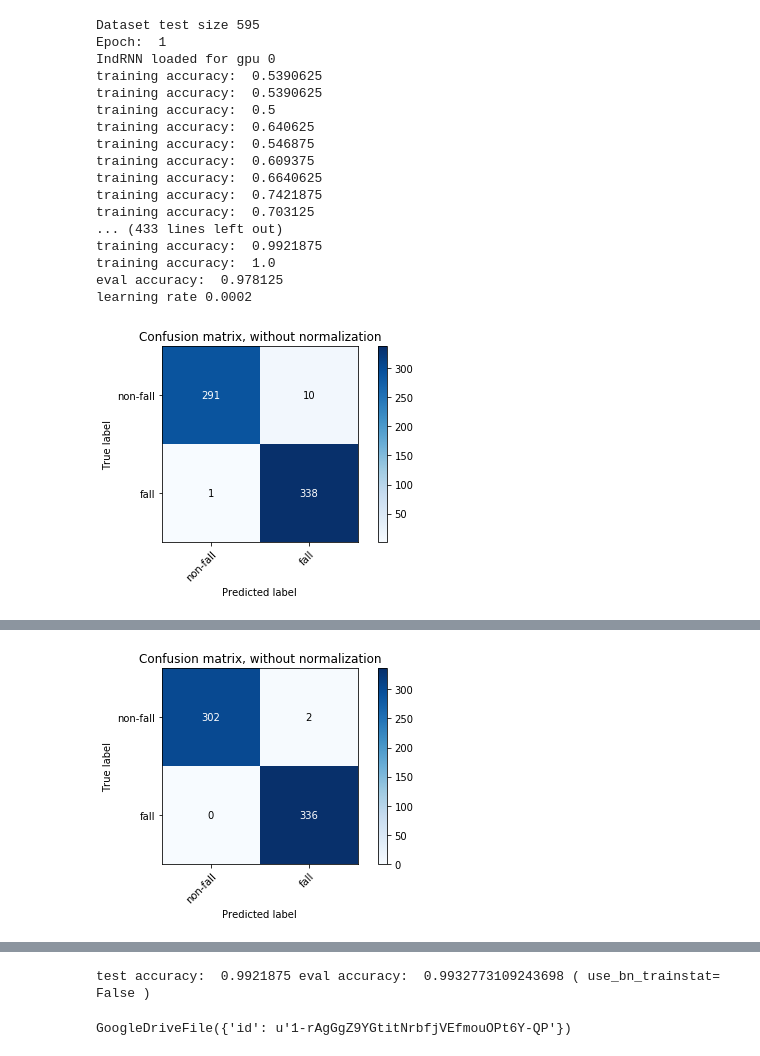
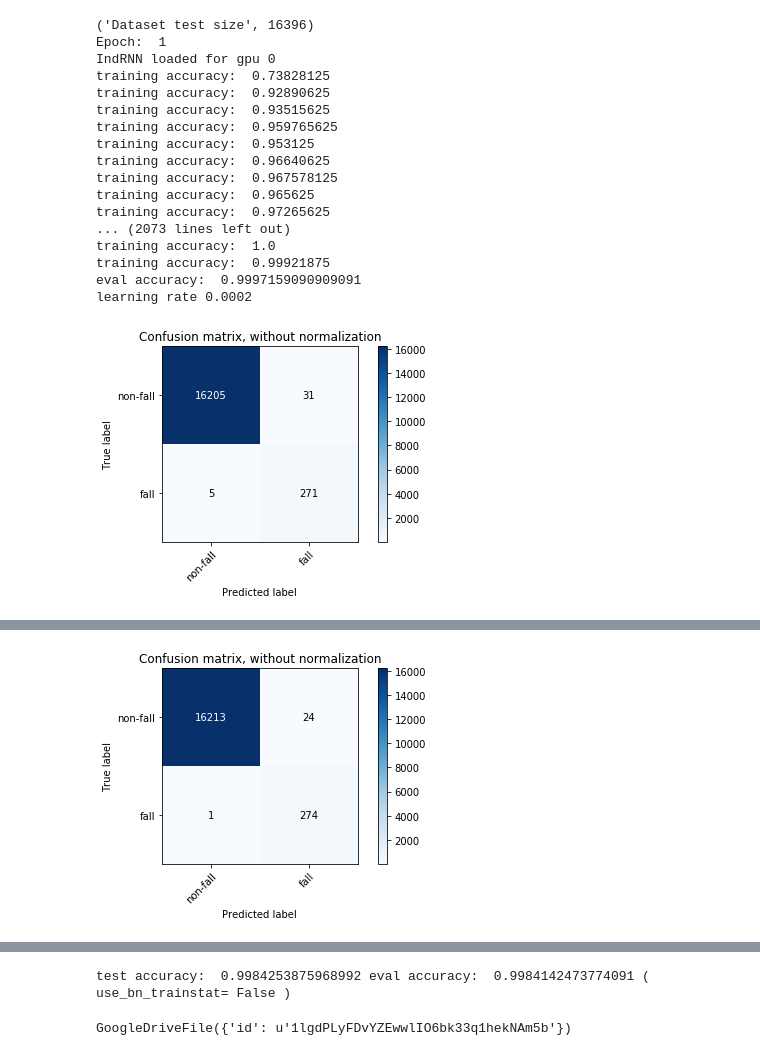
Before and after one commit to LiyangLiu123/DeepFall, a Jupyter notebook: NTU/indrnn.ipynb, the cells around one changed output, grey strips where cells are left out. Drawn from its saved outputs; the diff is of its cells as text; code cells hidden in the pictures.

```diff
--- a/NTU/indrnn.ipynb
+++ b/NTU/indrnn.ipynb
@@ -35,7 +35,7 @@ batch_size = 128
 seq_len = 20
 num_layers = 6
 hidden_size = 512
-test_CV = True
+test_CV = False
 use_weightdecay_nohiddenW = False
 decay_factor = 1e-4
 opti = 'adam'
@@ -69,12 +69,15 @@ if test_CV:
     test_len_link = 'https://drive.google.com/open?id=1WbwmDphDTo0RGAcAYnRV-aJHiw91wZXx'
     test_label_link = 'https://drive.google.com/open?id=1YVFWYkyVqwDeX2tngR0Sv15BNqquYH2I'
   else:
-    train_link = 'https://drive.google.com/open?id=1rhZvG_QyfNY4KkALfbfRTYRwEQk52O4w'
-    train_len_link = 'https://drive.google.com/open?id=1NMnDMCnv8Qdx5t1mGqtymrtMQJPW94zz'
-    train_label_link = 'https://drive.google.com/open?id=1RAz7LRIKvocVjcuX6dM1zPjNPqpJ4ClP'
-    test_link = 'https://drive.google.com/open?id=1dDI6DLUajinhkUmBJP1yTjxx04iZxn5X'
-    test_len_link = 'https://drive.google.com/open?id=1ds3nNYaDpV-5d1Big6IWXvVK6FOI0t_D'
-    test_label_link = 'https://drive.google.com/open?id=1NBkYnoUIzfLv8-z2HsDhp98HpXe2aijS'
+    train_link = 'https://drive.google.com/open?id=19FDvV4ccPD__JkjJKmvn1RRsUJ5vhf5d'
+    train_len_link = 'https://drive.google.com/open?id=1TVCbNvCHHZ5is3gaviOTUpUYSbPOsY9S'
+    train_label_link = 'https://drive.google.com/open?id=17BhybSaUAEmpinZktil_rjc9oRvkqc2F'
+#     test_link = 'https://drive.google.com/open?id=1dDI6DLUajinhkUmBJP1yTjxx04iZxn5X'
+#     test_len_link = 'https://drive.google.com/open?id=1ds3nNYaDpV-5d1Big6IWXvVK6FOI0t_D'
+#     test_label_link = 'https://drive.google.com/open?id=1NBkYnoUIzfLv8-z2HsDhp98HpXe2aijS'
+    test_link = 'https://drive.google.com/open?id=1R_dycbuuvIzT-S61xAjJULsTS6faSMEq'
+    test_len_link = 'https://drive.google.com/open?id=1WbwmDphDTo0RGAcAYnRV-aJHiw91wZXx'
+    test_label_link = 'https://drive.google.com/open?id=1MGiDNDMDWJIdSVasUAUcAB9dopw6l7ES'
 else:
 
   if outputclass is 60:
@@ -85,12 +88,15 @@ else:
     test_len_link = 'https://drive.google.com/open?id=1-Laxvoz8FB9c4NBOa3f5HpzcaCbnuh-K'
     test_label_link = 'https://drive.google.com/open?id=1oiFfqbb9BFVWh3ZR01stqd7VBHf9WHmF'
   else:
-    train_link = 'https://drive.google.com/open?id=10ouRLH--YqQ0n7JX3FA5kAHOMU2DBeFk'
-    train_len_link = 'https://drive.google.com/open?id=1KDiPFkORyrff-fGOXQ7n_Kals1a2hdcb'
-    train_label_link = 'https://drive.google.com/open?id=1pUZUqVM7T4XCviPN_fpbd0SHzNt6-y5a'
-    test_link = 'https://drive.google.com/open?id=1l5mG22MytoG71nkvQUsDDxIQLtvjAxLl'
-    test_len_link = 'https://drive.google.com/open?id=1UGzqjrSf-6JJeJIo1MAMg_3CWwBamubc'
-    test_label_link = 'https://drive.google.com/open?id=1u3gNaPPAn-BEtu5PPp-Sd2jHk09UQmAv'
+    train_link = 'https://drive.google.com/open?id=14tlWCkpe_8ldTrlXpS2upafYCZ21yyP5'
+    train_len_link = 'https://drive.google.com/open?id=1tpZK_mqhgeOCJ8oQgh3FyhIunGybndFy'
+    train_label_link = 'https://drive.google.com/open?id=101jMid1p8w1AQ7g0ZsXP7u3oM-cexx2o'
+#     test_link = 'https://drive.google.com/open?id=1l5mG22MytoG71nkvQUsDDxIQLtvjAxLl'
+#     test_len_link = 'https://drive.google.com/open?id=1UGzqjrSf-6JJeJIo1MAMg_3CWwBamubc'
+#     test_label_link = 'https://drive.google.com/open?id=1u3gNaPPAn-BEtu5PPp-Sd2jHk09UQmAv'
+    test_link = 'https://drive.google.com/open?id=1P4ntemEIO1rIitUJ7WugQW0kUAB6HaEF'
+    test_len_link = 'https://drive.google.com/open?id=1-Laxvoz8FB9c4NBOa3f5HpzcaCbnuh-K'
+    test_label_link = 'https://drive.google.com/open?id=1bH7P3N-aoRHVG8mu30rPtXZtGgQ6AHNg'
 # %%
 """
 This code is to implement the IndRNN (only the recurrent part). The code is based on the implementation from
@@ -1376,10 +1396,11 @@ def clip_weight(RNNmodel, clip):
         param.data.clamp_(-clip,clip)
 
 lastacc=0
-if outputclass is 60:
-  eval_dispFreq=20
-else:
-  eval_dispFreq=1
+# if outputclass is 60:
+#   eval_dispFreq=20
+# else:
+#   eval_dispFreq=1
+eval_dispFreq=20
 patience=0
 reduced=1
 for i in range(1,301):
@@ -1388,45 +1409,45 @@ for i in range(1,301):
     train(eval_dispFreq)
   test_acc=eval(dh_eval,num_eval_batches,use_bneval)
 
   model_clone = copy.deepcopy(model.state_dict())
   opti_clone = copy.deepcopy(optimizer.state_dict())
   if (test_acc >lastacc):
     lastacc=test_acc
     patience=0
   elif patience>int(pThre/reduced+0.5):
     reduced=reduced*2
     print ('learning rate',learning_rate)
     model.load_state_dict(model_clone)
     optimizer.load_state_dict(opti_clone)
     patience=0
     learning_rate=learning_rate*0.1
     adjust_learning_rate(optimizer,learning_rate)
     if learning_rate<end_rate:
       break
     test_acc=test(dh_test,num_test_batches)
 
   else:
     patience+=1
   print('\n')
 
-test_acc=test(dh_test,num_test_batches, save_cm=True)
+test_acc=test(dh_test,num_test_batches)
 #test_acc=test(dh_test,num_test_batches,True)
 # %% [output]
-Dataset test size 595
+('Dataset test size', 16396)
 Epoch:  1
 IndRNN loaded for gpu 0
-training accuracy:  0.5390625
-training accuracy:  0.5390625
-training accuracy:  0.5
-training accuracy:  0.640625
-training accuracy:  0.546875
-training accuracy:  0.609375
-training accuracy:  0.6640625
-training accuracy:  0.7421875
-training accuracy:  0.703125
-... (433 lines left out)
-training accuracy:  0.9921875
+training accuracy:  0.73828125
+training accuracy:  0.92890625
+training accuracy:  0.93515625
+training accuracy:  0.959765625
+training accuracy:  0.953125
+training accuracy:  0.96640625
+training accuracy:  0.967578125
+training accuracy:  0.965625
+training accuracy:  0.97265625
+... (2073 lines left out)
 training accuracy:  1.0
-eval accuracy:  0.978125
+training accuracy:  0.99921875
+eval accuracy:  0.9997159090909091
 learning rate 0.0002
-[figure, old version]
+[figure, new version]
@@ -1449,2 +1470,2 @@ eval accuracy:  0.98125
 learning rate 2e-05
-[figure, old version]
+[figure, new version]
@@ -1469,4 +1490,4 @@ learning rate 2e-06
-test accuracy:  0.9921875 eval accuracy:  0.9932773109243698 ( use_bn_trainstat= False )
+test accuracy:  0.9984253875968992 eval accuracy:  0.9984142473774091 ( use_bn_trainstat= False )
 # %%
 if test_CV:
   save_name='indrnn_action_model_CV'+str(outputclass)
@@ -1480,4 +1501,4 @@ model_file.Upload()
 # download to google drive
 drive.CreateFile({'id': model_file.get('id')})
 # %% [output]
-GoogleDriveFile({'id': u'1-rAgGgZ9YGtitNrbfjVEfmouOPt6Y-QP'})
+GoogleDriveFile({'id': u'1lgdPLyFDvYZEwwlIO6bk33q1hekNAm5b'})
```
Also changed, not shown: parts of 5 cells of this notebook.
